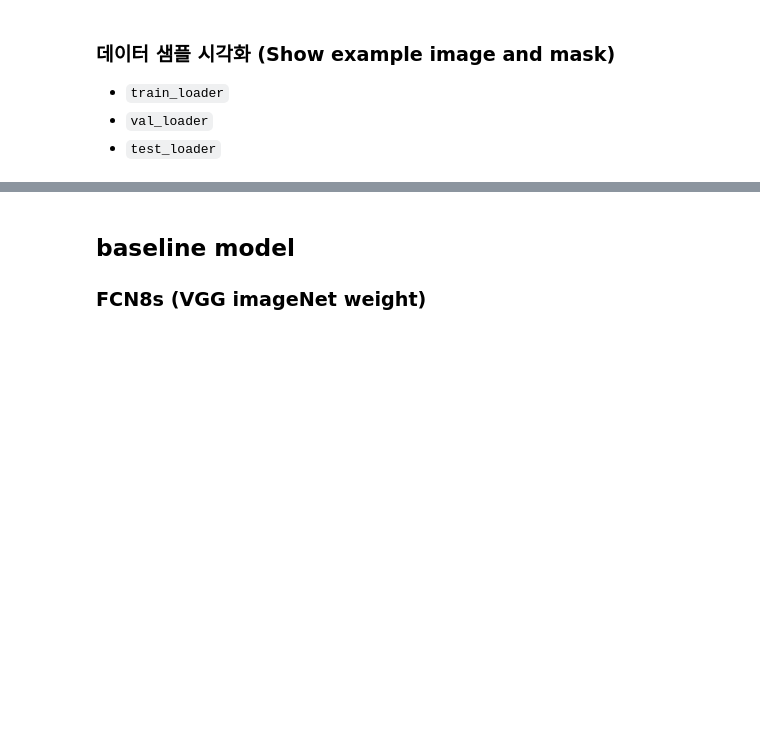
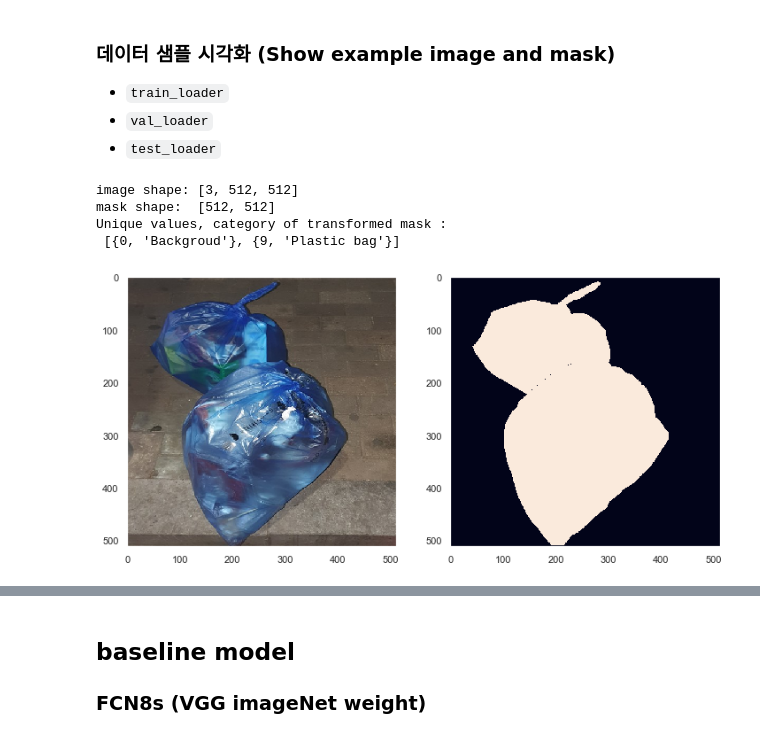
Before and after one commit to Pstage-Segmentation-Detection/Image-Segmentation-and-Object-Detection, a Jupyter notebook: ch03_Semantic Segmentation의 기초와 이해/baseline_code/FCN8s baseline (VGG imageNet weight).ipynb, the cells around one changed output, grey strips where cells are left out. Cells and saved outputs as stored; diff of their text form; code cells hidden in the pictures; blank space fills up the shorter version.

```diff
--- a/ch03_Semantic Segmentation의 기초와 이해/baseline_code/FCN8s baseline (VGG imageNet weight).ipynb
+++ b/ch03_Semantic Segmentation의 기초와 이해/baseline_code/FCN8s baseline (VGG imageNet weight).ipynb
@@ -48,7 +48,7 @@ NVIDIA GeForce RTX 2080 Ti
 # %% [markdown]
 ## 하이퍼파라미터 세팅 및 seed 고정
 # %%
-batch_size = 16   # Mini-batch size
+batch_size = 2   # Mini-batch size
 num_epochs = 20
 learning_rate = 0.0001
 # %%
@@ -174,21 +195,46 @@ class CustomDataLoader(Dataset):
                 masks = np.maximum(self.coco.annToMask(anns[i])*pixel_value, masks)
             masks = masks.astype(np.float32)
 
+
             # transform -> albumentations 라이브러리 활용
             if self.transform is not None:
                 transformed = self.transform(image=images, mask=masks)
                 images = transformed["image"]
                 masks = transformed["mask"]
 
-            return images, masks, image_infos
+            return images, masks
 
         if self.mode == 'test':
             # transform -> albumentations 라이브러리 활용
             if self.transform is not None:
                 transformed = self.transform(image=images)
                 images = transformed["image"]
+                test = thisdict = {
+                                      "brand": 1,
+                                      "model": 0,
+                                      "year": 1
+                                    }
+#                 print(type(image_infos))
+#                 print(test)
+#                 print(image_infos)
+#                 print(type(test) == type(image_infos))
+# #                 print('-------------------')
+# #                 before_image_infos = image_infos
+# #                 print(before_image_infos)
+# #                 print(type(before_image_infos))
+# #                 print('-------------------')
+# #                 after_image_infos = dict(image_infos)
+# #                 print(after_image_infos)
+# #                 print(type(after_image_infos))
 
-            return images, image_infos
+# #                 if after_image_infos == before_image_infos:
+# #                     print('same')
+# #                 else:
+# #                     print('different')
+# #                 # image_infos = list(image_infos)
+                image_infos = str(image_infos)
+                print(image_infos)
+            return images, test
 
 
     def __len__(self) -> int:
@@ -262,27 +323,30 @@ test_loader = torch.utils.data.DataLoader(dataset=test_dataset,
 - `test_loader`
 # %%
 # train_loader의 output 결과(image 및 mask) 확인
-for imgs, masks, image_infos in train_loader:
-    image_infos = image_infos[0]
+for imgs, masks in train_loader:
     temp_images = imgs
     temp_masks = masks
 
     break
 
 fig, (ax1, ax2) = plt.subplots(nrows=1, ncols=2, figsize=(12, 12))
 
 print('image shape:', list(temp_images[0].shape))
 print('mask shape: ', list(temp_masks[0].shape))
 print('Unique values, category of transformed mask : \n', [{int(i),category_names[int(i)]} for i in list(np.unique(temp_masks[0]))])
 
 ax1.imshow(temp_images[0].permute([1,2,0]))
 ax1.grid(False)
-ax1.set_title("input image : {}".format(image_infos['file_name']), fontsize = 15)
 
 ax2.imshow(temp_masks[0])
 ax2.grid(False)
-ax2.set_title("masks : {}".format(image_infos['file_name']), fontsize = 15)
 
 plt.show()
+# %% [output]
+image shape: [3, 512, 512]
+mask shape:  [512, 512]
+Unique values, category of transformed mask :
+ [{0, 'Backgroud'}, {9, 'Plastic bag'}]
+[figure, added]
 # %%
 # val_loader의 output 결과(image 및 mask) 확인
```
Also changed, not shown: parts of 19 cells of this notebook, 21 other files.
